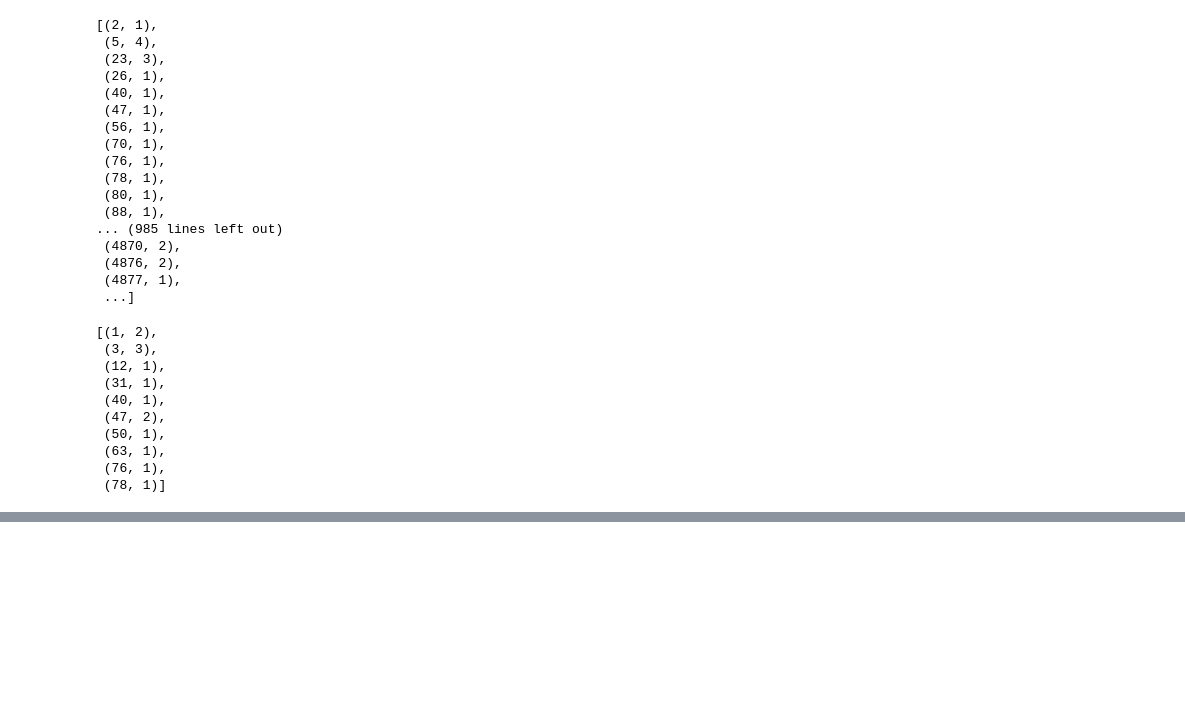
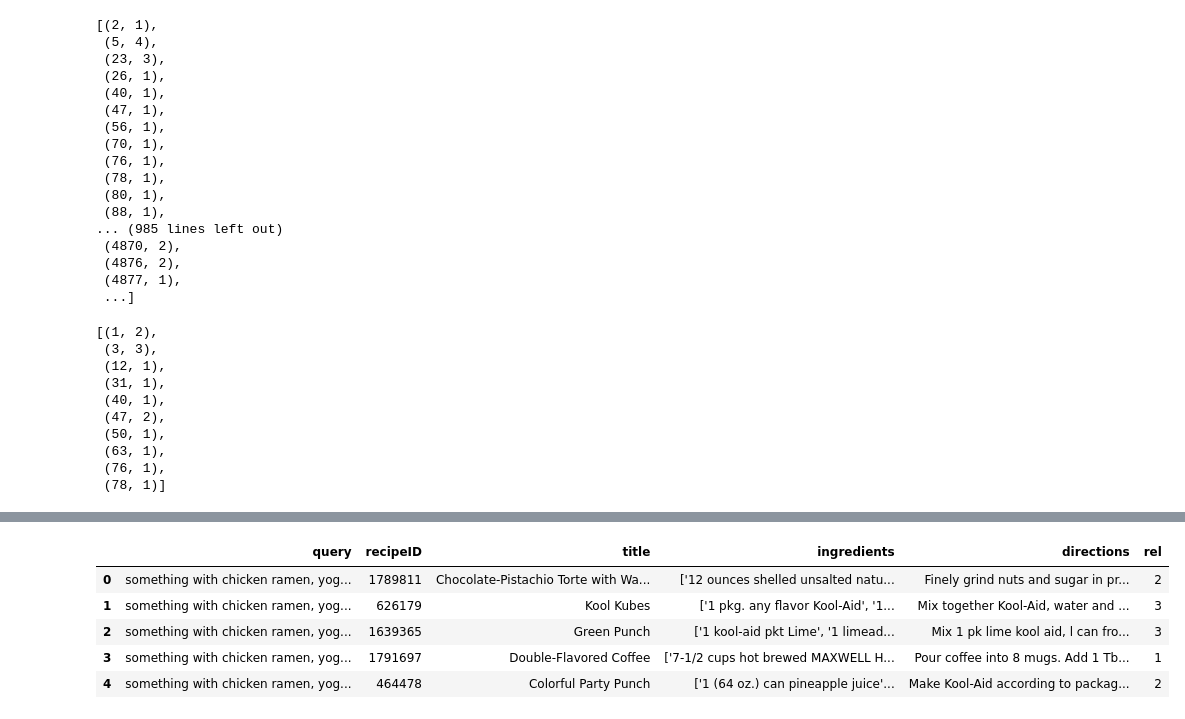
Before and after one commit to bkarduck/si650-final-project, a Jupyter notebook: filetmignon.ipynb, the cells around one changed output, grey strips where cells are left out. Drawn from its saved outputs; the diff is of its cells as text; code cells hidden in the pictures; blank space fills up the shorter version.

```diff
--- a/filetmignon.ipynb
+++ b/filetmignon.ipynb
@@ -474,0 +1569,11 @@ for q in topq:
+# %%
+import pandas as pd
+oneFourth = pd.read_csv('AnnotationsOneFourth.csv')
+oneFourth.head()
+# %% [output]
+|  | query | recipeID | title | ingredients | directions | rel |
+| 0 | something with chicken ramen, yog... | 1789811 | Chocolate-Pistachio Torte with Wa... | ['12 ounces shelled unsalted natu... | Finely grind nuts and sugar in pr... | 2 |
+| 1 | something with chicken ramen, yog... | 626179 | Kool Kubes | ['1 pkg. any flavor Kool-Aid', '1... | Mix together Kool-Aid, water and ... | 3 |
+| 2 | something with chicken ramen, yog... | 1639365 | Green Punch | ['1 kool-aid pkt Lime', '1 limead... | Mix 1 pk lime kool aid, l can fro... | 3 |
+| 3 | something with chicken ramen, yog... | 1791697 | Double-Flavored Coffee | ['7-1/2 cups hot brewed MAXWELL H... | Pour coffee into 8 mugs. Add 1 Tb... | 1 |
+| 4 | something with chicken ramen, yog... | 464478 | Colorful Party Punch | ['1 (64 oz.) can pineapple juice'... | Make Kool-Aid according to packag... | 2 |
```
Also changed, not shown: parts of 45 cells of this notebook, 2 other files.
